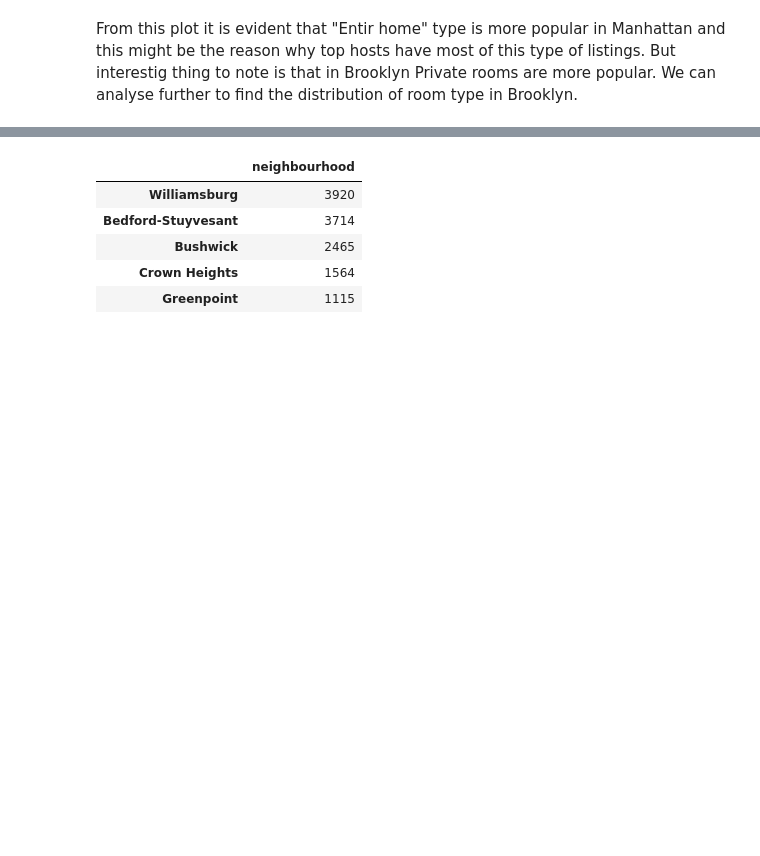
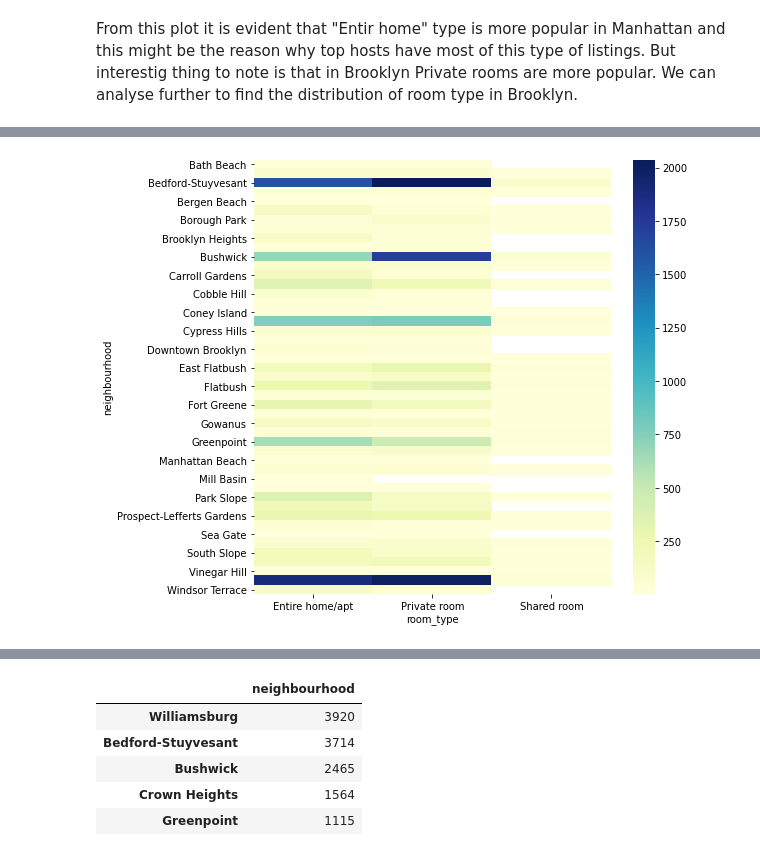
Before and after one commit to abdulaziz2208/Airbnb-Bookings-analysis, a Jupyter notebook: Airbnb_Bookings_Analysis_Capstone_Project.ipynb, the cells around one changed output, grey strips where cells are left out. Cells and saved outputs as stored; diff of their text form; code cells hidden in the pictures; blank space fills up the shorter version.

```diff
--- a/Airbnb_Bookings_Analysis_Capstone_Project.ipynb
+++ b/Airbnb_Bookings_Analysis_Capstone_Project.ipynb
@@ -266,0 +300,7 @@ From this plot it is evident that "Entir home" type is more popular in Manhattan
+# %%
+plt.figure(figsize=(8,8))
+brooklyn_pivoted_count=df[df.neighbourhood_group=='Brooklyn'].pivot_table(index='neighbourhood',columns='room_type',values='host_id',aggfunc='count')
+sns.heatmap(brooklyn_pivoted_count,cmap='YlGnBu')
+plt.show()
+# %% [output]
+[figure, added]
```
Also changed, not shown: parts of 13 cells of this notebook.
